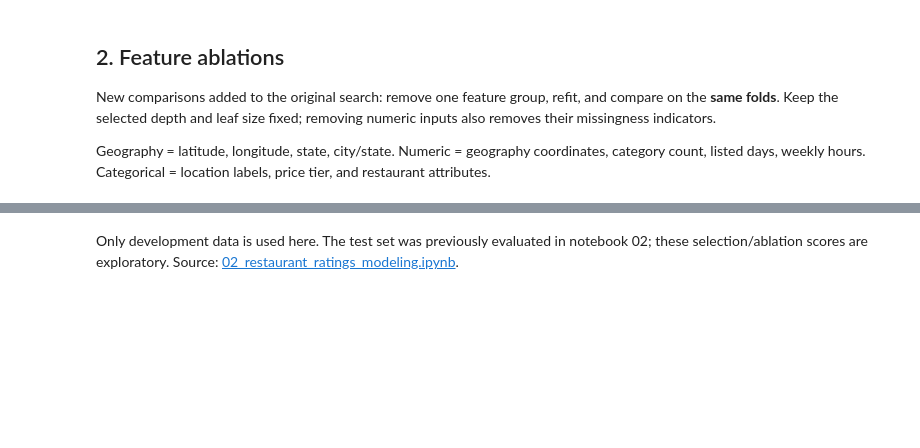
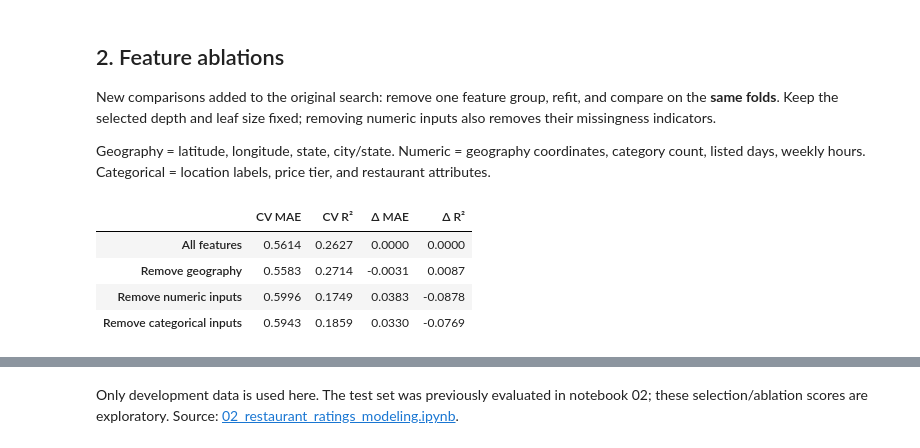
Before and after one commit to JohnSchro/yelp_data_analysis, a Jupyter notebook: notebooks/05_decision_tree_search.ipynb, the cells around one changed output, grey strips where cells are left out. Cells and saved outputs as stored; diff of their text form; code cells hidden in the pictures; blank space fills up the shorter version.

```diff
--- a/notebooks/05_decision_tree_search.ipynb
+++ b/notebooks/05_decision_tree_search.ipynb
@@ -117,20 +140,36 @@ Geography = latitude, longitude, state, city/state. Numeric = geography coordina
 # %%
 geography = {"latitude", "longitude", "state", "city_state"}
 variants = {
     "Remove geography": ([c for c in NUM if c not in geography],
                          [c for c in CAT if c not in geography]),
     "Remove numeric inputs": ([], CAT),
     "Remove categorical inputs": (NUM, []),
 }
 scores = {"All features": full_scores}
+r2_scores = {"All features": full_r2}
 with threadpool_limits(limits=2):
     for label, (numeric, categorical) in variants.items():
-        model = tree_pipeline(numeric, categorical).set_params(**search.best_params_)
-        scores[label] = -cross_val_score(model, X, y, cv=folds, scoring=neg_mae, n_jobs=1)
+        model = tree_pipeline(numeric, categorical).set_params(**best_params)
+        result = cross_validate(model, X, y, cv=folds, scoring=scoring, n_jobs=1,
+                                error_score="raise")
+        scores[label] = -result["test_mae"]
+        r2_scores[label] = result["test_r2"]
 
 scores = pd.DataFrame(scores, index=range(1, 6))
 scores.index.name = "fold"
 means = scores.mean()
 deltas = scores.drop(columns="All features").sub(scores["All features"], axis=0)
 assert scores.shape == (5, 4) and np.isfinite(scores.to_numpy()).all()
+r2_scores = pd.DataFrame(r2_scores, index=scores.index)
+r2_means = r2_scores.mean()
+assert r2_scores.shape == (5, 4) and np.isfinite(r2_scores.to_numpy()).all()
+display(pd.DataFrame({"CV MAE": means, "CV R²": r2_means,
+                      "Δ MAE": means - means["All features"],
+                      "Δ R²": r2_means - r2_means["All features"]}).round(4))
+# %% [output]
+|  | CV MAE | CV R² | Δ MAE | Δ R² |
+| All features | 0.5614 | 0.2627 | 0.0000 | 0.0000 |
+| Remove geography | 0.5583 | 0.2714 | -0.0031 | 0.0087 |
+| Remove numeric inputs | 0.5996 | 0.1749 | 0.0383 | -0.0878 |
+| Remove categorical inputs | 0.5943 | 0.1859 | 0.0330 | -0.0769 |
 # %%
```
Also changed, not shown: parts of 6 cells of this notebook.
